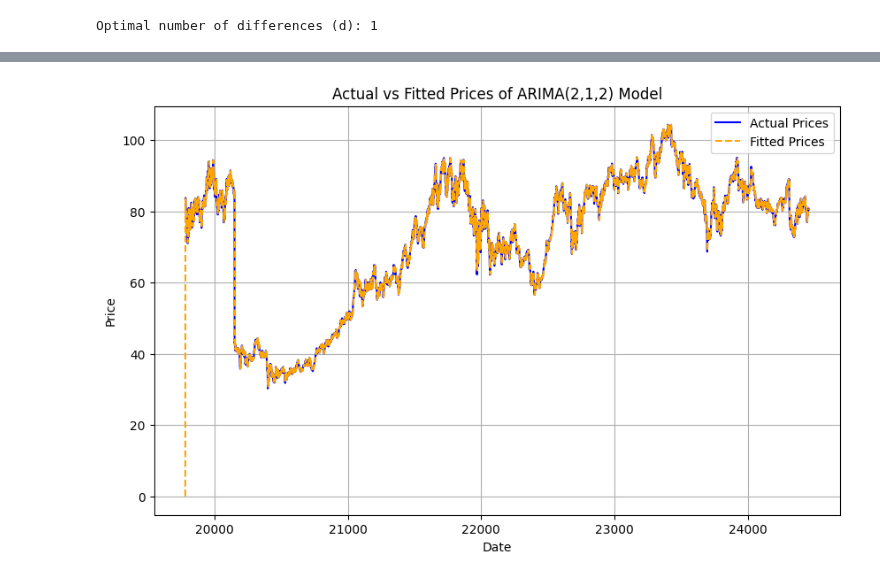
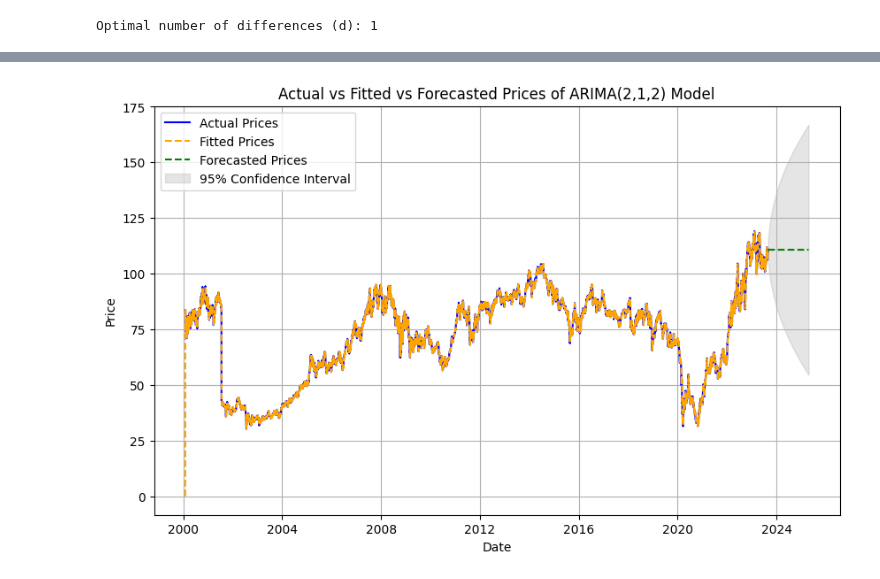
Before and after one commit to edocampione/4YP, a Jupyter notebook: models/ARIMA.ipynb, the cells around one changed output, grey strips where cells are left out. Drawn from its saved outputs; the diff is of its cells as text; code cells hidden in the pictures.

```diff
--- a/models/ARIMA.ipynb
+++ b/models/ARIMA.ipynb
@@ -35,6 +35,10 @@ df = df[(df['date'] >= start_date) & (df['date'] <= end_date)]
 # %%
-# only keep the price column
-df = df[["PRC"]].copy()
+# Keep both the 'date' and 'PRC' columns
+df = df[["date", "PRC"]].copy()
+
+# Print the first few rows
 print(df.head())
-df.describe()
+
+# Display summary statistics
+df['PRC'].describe()
 # %% [output]
@@ -56,3 +60,8 @@ df.describe()
+# %%
+# Ensure the 'date' column is set as the index
+df.set_index('date', inplace=True)
+# Assign frequency information (daily in this case)
+df = df.asfreq('D')  # 'D' stands for daily frequency
 # %%
 # check for missing values
 print("Missing values:", df.isnull().sum())
@@ -191,7 +197,7 @@ plt.show()
 from statsmodels.tsa.arima.model import ARIMA
 
 # Fit an ARIMA model (AR(2), I(1), MA(2)) based on the PACF
-model = ARIMA(df['PRC'], order=(2, 1, 2))  # AR(2), I(1), MA(2)
+model = ARIMA(df['PRC'], order=(2, 1, 1))  # AR(2), I(1), MA(2)
 model_fit = model.fit()
 
 # Print the model summary
@@ -245,18 +305,41 @@ plt.show()
 # %%
-# ACTUAL VS FITTED VALUES OVER TRAINING DATA
+# Forecast the next 60 steps beyond the training data (e.g., 60 future periods)
+forecast_steps = 600
+forecast_results = model_fit.get_forecast(steps=forecast_steps)
 
-# Get the fitted values (predicted prices)
-fitted_values = model_fit.fittedvalues
+# Forecasted values
+forecast_values = forecast_results.predicted_mean
 
-# Plot actual vs fitted prices
+# Standard error of the forecast
+stderr = forecast_results.se_mean
+
+# Confidence intervals for the forecast
+conf_int = forecast_results.conf_int(alpha=0.05)
+
+# Plot actual vs fitted vs forecasted prices
 plt.figure(figsize=(10, 6))
+
+# Plot the actual values (training data)
 plt.plot(df.index, df['PRC'], label='Actual Prices', color='blue')
+
+# Plot the fitted values (model predictions for the training period)
 plt.plot(df.index, fitted_values, label='Fitted Prices', color='orange', linestyle='--')
-plt.title('Actual vs Fitted Prices of ARIMA(2,1,2) Model')
+
+# Plot the forecasted values (future predictions beyond the training period)
+forecast_index = pd.date_range(df.index[-1], periods=forecast_steps + 1, freq='D')[1:]  # Generate future dates
+plt.plot(forecast_index, forecast_values, label='Forecasted Prices', color='green', linestyle='--')
+
+# Add confidence intervals for the forecast
+plt.fill_between(forecast_index, conf_int.iloc[:, 0], conf_int.iloc[:, 1], color='gray', alpha=0.2, label='95% Confidence Interval')
+
+# Customize the plot
+plt.title('Actual vs Fitted vs Forecasted Prices of ARIMA(2,1,2) Model')
 plt.xlabel('Date')
 plt.ylabel('Price')
 plt.legend()
 plt.grid(True)
+
+# Show the plot
 plt.show()
 # %% [output]
-[figure, old version]
+[figure, new version]
```
Also changed, not shown: parts of 16 cells of this notebook.
